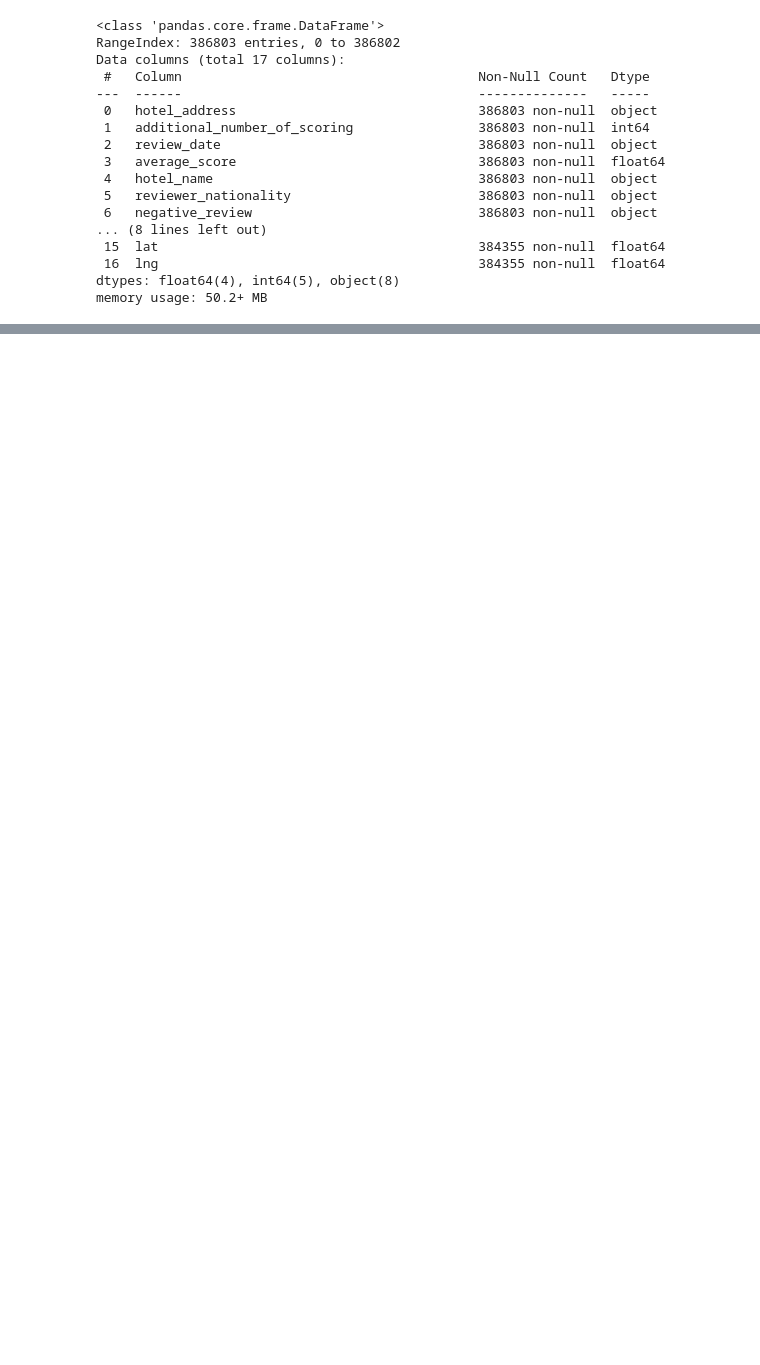
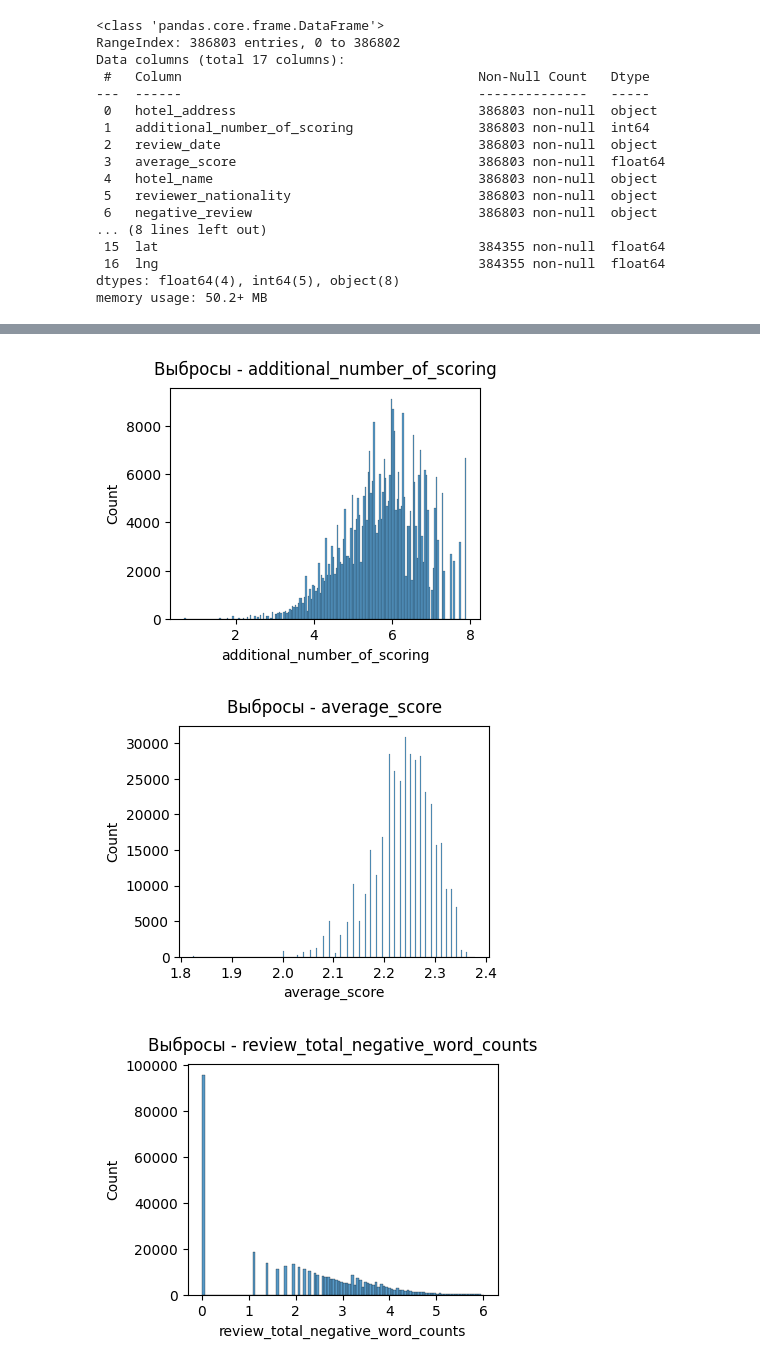
Before and after one commit to AlexKosuhin/SF_data_science, a Jupyter notebook: project_3_EDA.ipynb, the cells around one changed output, grey strips where cells are left out. Drawn from its saved outputs; the diff is of its cells as text; code cells hidden in the pictures; blank space fills up the shorter version.

```diff
--- a/project_3_EDA.ipynb
+++ b/project_3_EDA.ipynb
@@ -11,2 +12,3 @@ warnings.simplefilter("ignore", FutureWarning)
 # %%
-df = pd.read_csv(r'data\hotels.csv')
+df = pd.read_csv(r'C:\Users\user\Desktop\Skilfactory\data\hotels.csv')
+df.head(3)
@@ -108,0 +48,4 @@ print('MAPE:', metrics.mean_absolute_percentage_error(y_test, y_pred))
+# %%
+df['review_date'] = pd.to_datetime(df['review_date'])
+print(f'Самый первый отзыв был оставлен в {df['review_date'].min()}')
+print(f'Самый свежий отзыв был оставлен в {df['review_date'].max()}')
@@ -108,0 +100,24 @@ print('MAPE:', metrics.mean_absolute_percentage_error(y_test, y_pred))
+# %%
+# Изменим типы данных
+df['additional_number_of_scoring'] = df['additional_number_of_scoring'].astype('int16')
+df['average_score'] = df['average_score'].astype('float16')
+df['review_total_negative_word_counts'] = df['review_total_negative_word_counts'].astype('int16')
+df['review_total_positive_word_counts'] = df['review_total_positive_word_counts'].astype('int16')
+df['total_number_of_reviews'] = df['total_number_of_reviews'].astype('int16')
+df['total_number_of_reviews_reviewer_has_given'] = df['total_number_of_reviews_reviewer_has_given'].astype('int16')
+df['reviewer_score'] = df['reviewer_score'].astype('float16')
+df['lat'] = df['lat'].astype('float32')
+df['lng'] = df['lng'].astype('float32')
+# %%
+# Проверим выбросы, используя логарифмическую шкалу
+lst = ['additional_number_of_scoring', 'average_score', 'review_total_negative_word_counts', 'total_number_of_reviews',
+       'review_total_positive_word_counts', 'total_number_of_reviews_reviewer_has_given']
+
+for i in lst:
+    plt.figure(figsize=(4, 3))
+    sns.histplot(np.log(df[i] + 1))
+    plt.title(f'Выбросы - {i}', pad=10)
+# %% [output]
+[figure, added]
+[figure, added]
+[figure, added]
```
Also changed, not shown: parts of 108 cells of this notebook, 1 other file.
